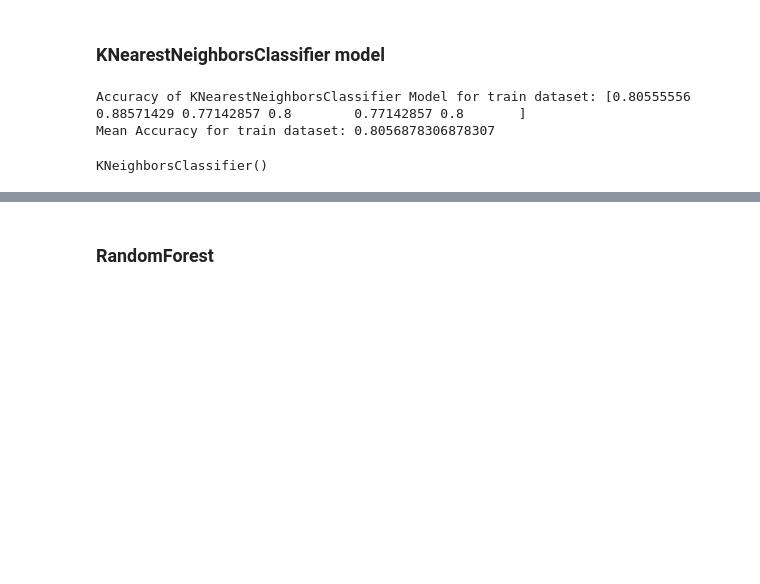
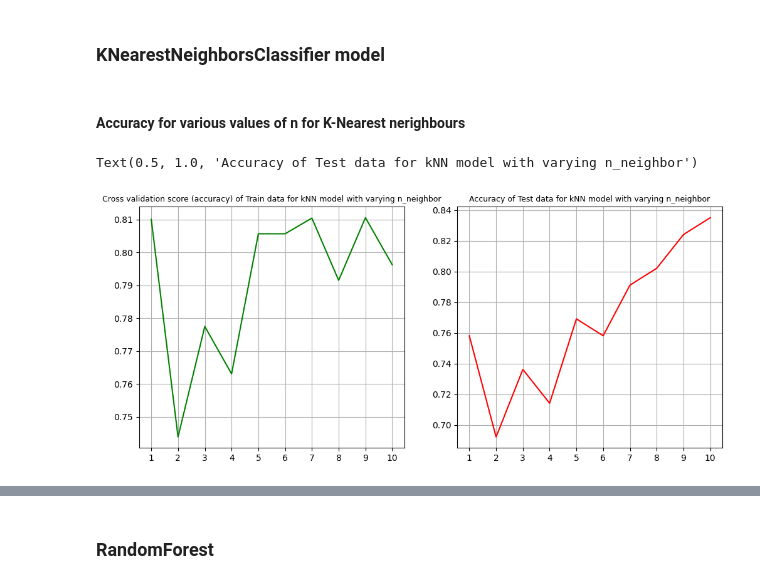
Before and after one commit to ProfessionalSalmon/Heart_Attack_Classification_Model, a Jupyter notebook: heart_attack.ipynb, the cells around one changed output, grey strips where cells are left out. Drawn from its saved outputs; the diff is of its cells as text; code cells hidden in the pictures; blank space fills up the shorter version.

```diff
--- a/heart_attack.ipynb
+++ b/heart_attack.ipynb
@@ -236,10 +233,2 @@ knn_cv_scores = cross_val_score(knn, X_train, y_train.to_numpy(), cv = kf)
-# %%
-print(f'Accuracy of KNearestNeighborsClassifier Model for train dataset: {knn_cv_scores}')
-print(f'Mean Accuracy for train dataset: {knn_cv_scores.mean()}')
-# %% [output]
-Accuracy of KNearestNeighborsClassifier Model for train dataset: [0.80555556 0.88571429 0.77142857 0.8        0.77142857 0.8       ]
-Mean Accuracy for train dataset: 0.8056878306878307
-# %%
-knn.fit(X_train, y_train)
-# %% [output]
-KNeighborsClassifier()
+# %% [markdown]
+#### Accuracy for various values of n for K-Nearest nerighbours
@@ -245,0 +251,18 @@ KNeighborsClassifier()
+# %%
+plt.figure(figsize=(12,5))
+
+plt.subplot(1, 2, 1)
+plt.plot(n_index, cv_score, color = 'green')
+plt.xticks(n)
+plt.grid()
+plt.title('Cross validation score (accuracy) of Train data for kNN model with varying n_neighbor', fontsize = 9)
+
+
+plt.subplot(1, 2, 2)
+plt.plot(n_index, test, color = 'red')
+plt.xticks(n)
+plt.grid()
+plt.title('Accuracy of Test data for kNN model with varying n_neighbor', fontsize = 9)
+# %% [output]
+Text(0.5, 1.0, 'Accuracy of Test data for kNN model with varying n_neighbor')
+[figure, added]
```
Also changed, not shown: parts of 9 cells of this notebook.
